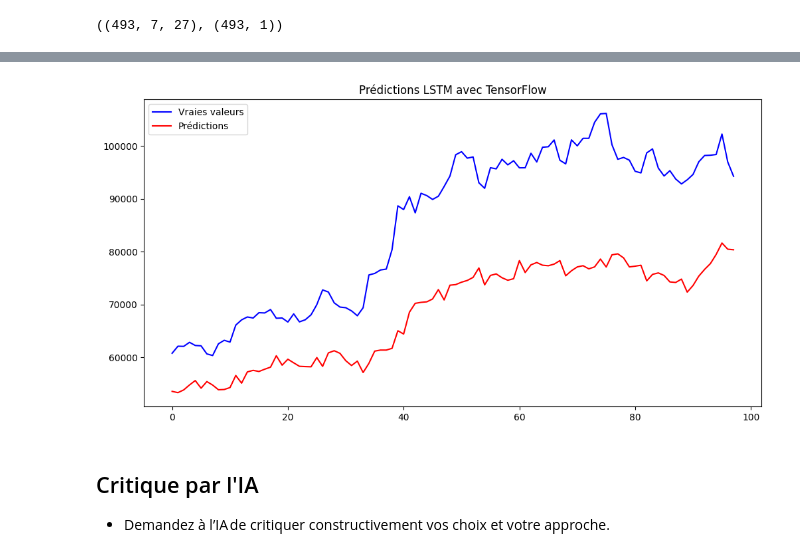
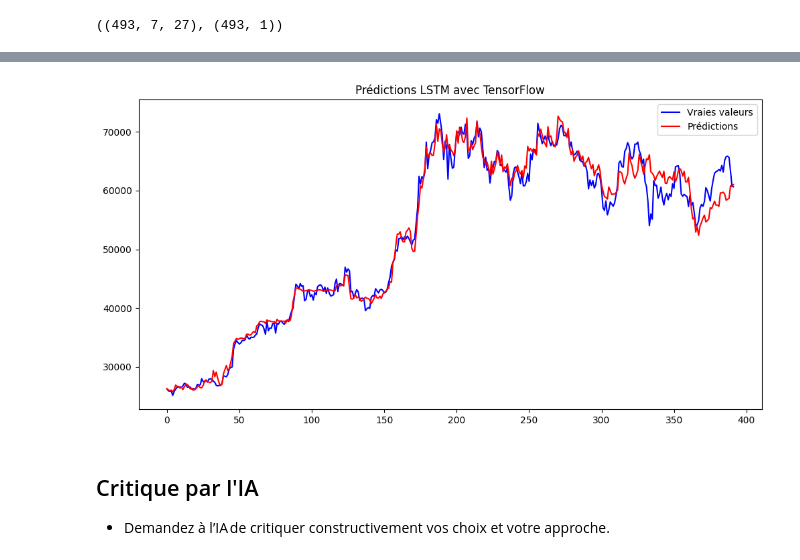
Before and after one commit to Jadorlo/Projet_ml, a Jupyter notebook: notebook/projet_ml_LUNEL_DJAREDDIR_G19.ipynb, the cells around one changed output, grey strips where cells are left out. Cells and saved outputs as stored; diff of their text form; code cells hidden in the pictures.

Commit message:
model tensorflow

```diff
--- a/notebook/projet_ml_LUNEL_DJAREDDIR_G19.ipynb
+++ b/notebook/projet_ml_LUNEL_DJAREDDIR_G19.ipynb
@@ -461,10 +489,11 @@ Epoch 50/50
 # %%
+model = load_model('model.keras')
 # Évaluation sur l'ensemble de test
-y_pred = model.predict(X_test)
+y_pred = model.predict(X_train)
 
 # Dénormaliser les valeurs
 y_pred_rescaled = scaler_target.inverse_transform(y_pred)
-y_test_rescaled = scaler_target.inverse_transform(y_test)
+y_test_rescaled = scaler_target.inverse_transform(y_train)
 
 # Visualisation des résultats
 plt.figure(figsize=(12, 6))
@@ -478,4 +507,4 @@ plt.show()
-[figure, old version]
+[figure, new version]
 # %% [markdown]
 ## Critique par l'IA
 
```
Also changed, not shown: parts of 5 cells of this notebook, 2 other files.
